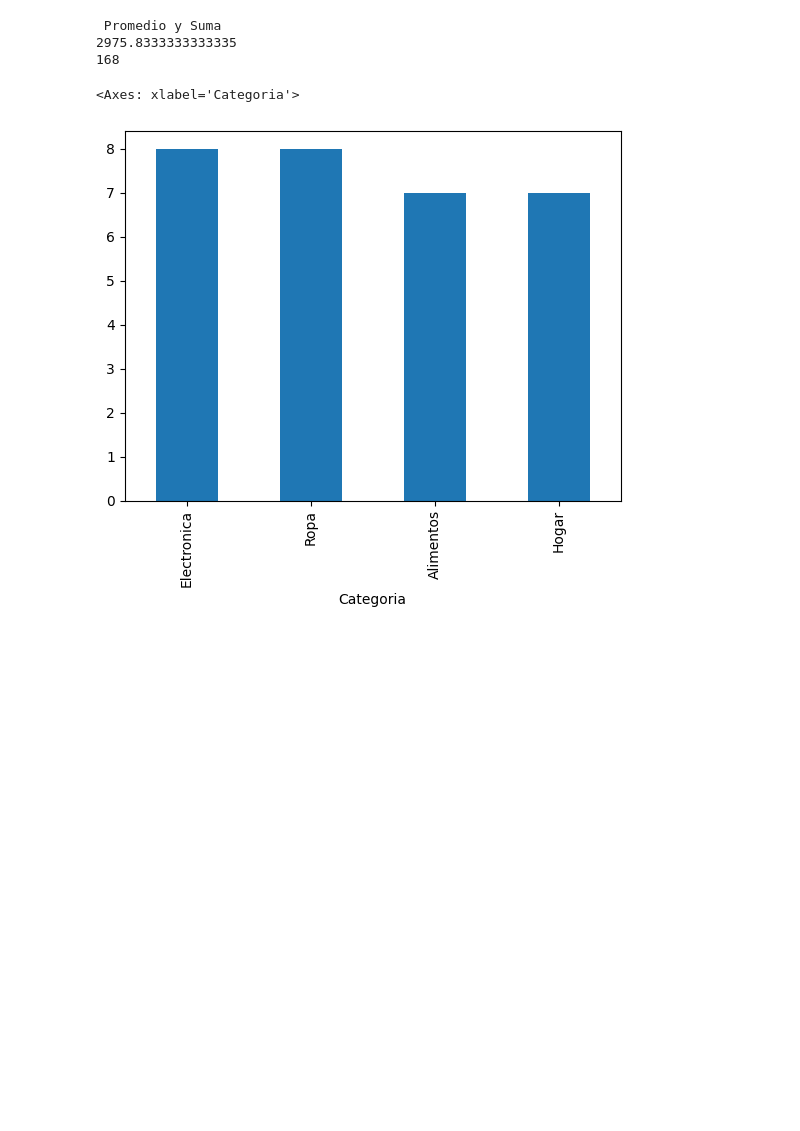
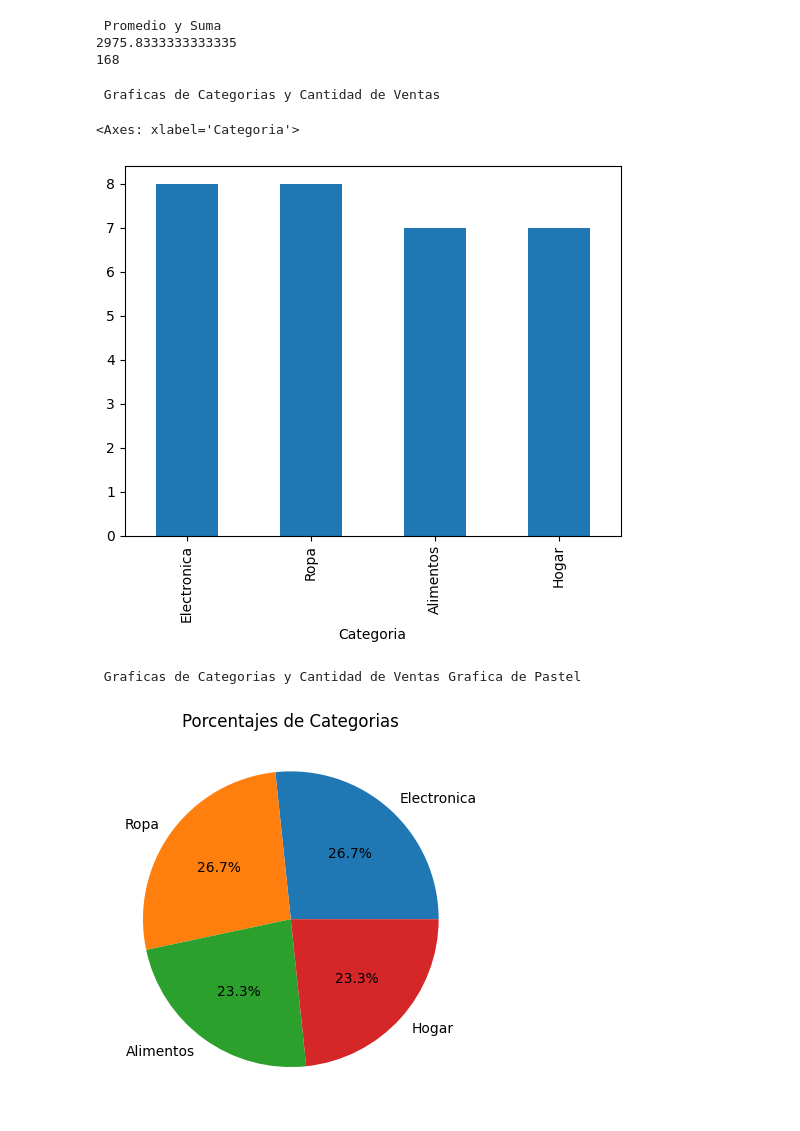
Before and after one commit to Elrorro334/Practica_Google_Colab_ExtraccionDatos, a Jupyter notebook: Practica1_11_05_26.ipynb, the cells around one changed output. Cells and saved outputs as stored; diff of their text form; code cells hidden in the pictures; blank space fills up the shorter version.

```diff
--- a/Practica1_11_05_26.ipynb
+++ b/Practica1_11_05_26.ipynb
@@ -95,8 +96,18 @@ print(df['Cantidad'].sum())
 2975.8333333333335
 168
 # %%
-print("\n Graficas de Categorias y Ventas")
+print("\n Graficas de Categorias y Cantidad de Ventas")
 df['Categoria'].value_counts().plot(kind='bar')
 # %% [output]
-<Axes: xlabel='Categoria'>
+ Graficas de Categorias y Cantidad de Ventas
+<Axes: xlabel='Categoria'>
 [figure]
+# %%
+print("\n Graficas de Categorias y Cantidad de Ventas Grafica de Pastel")
+df['Categoria'].value_counts().plot(kind='pie', autopct='%1.1f%%')
+plt.title('Porcentajes de Categorias')
+plt.ylabel('')
+plt.show()
+# %% [output]
+ Graficas de Categorias y Cantidad de Ventas Grafica de Pastel
+[figure, added]
```
Also changed, not shown: parts of 1 cell of this notebook.
